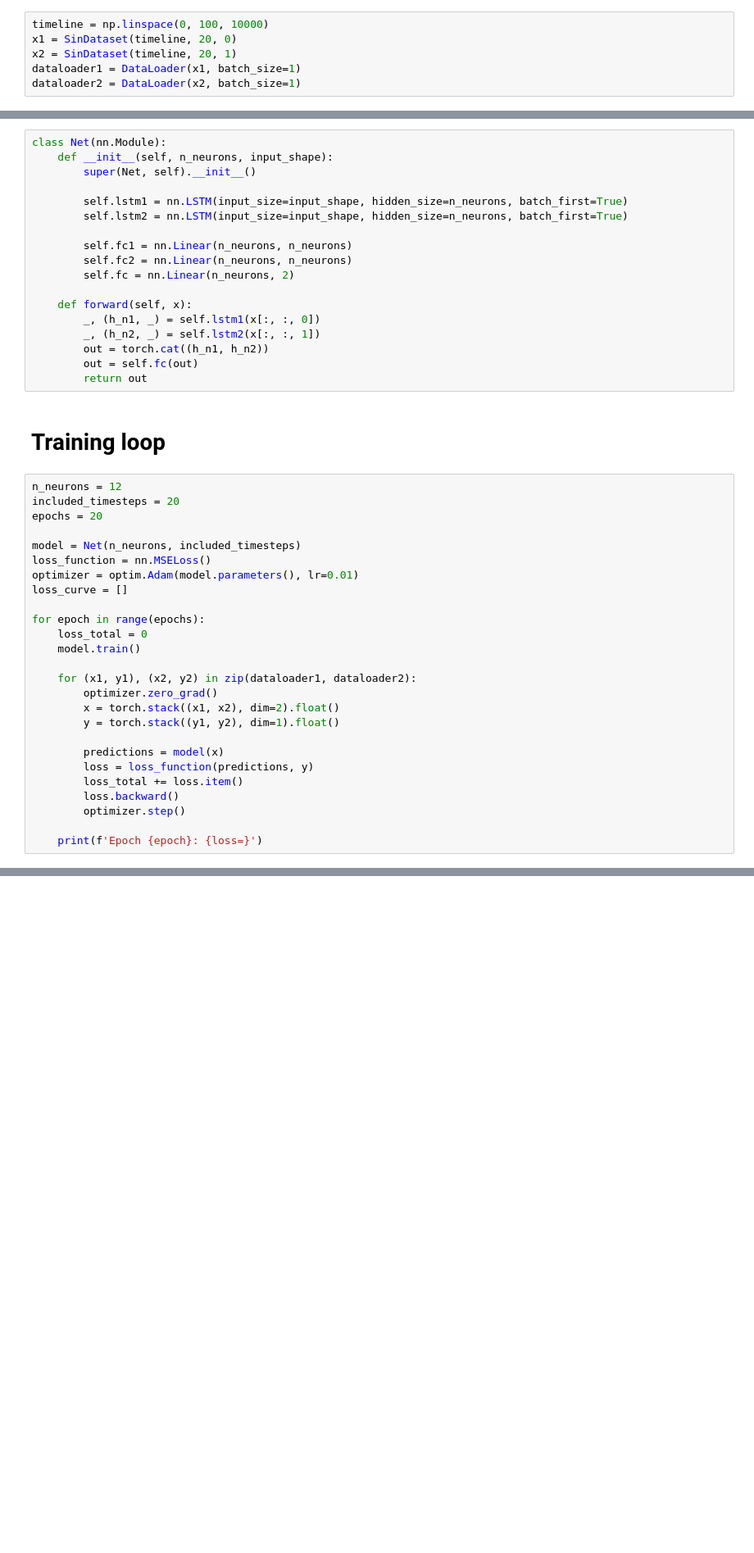
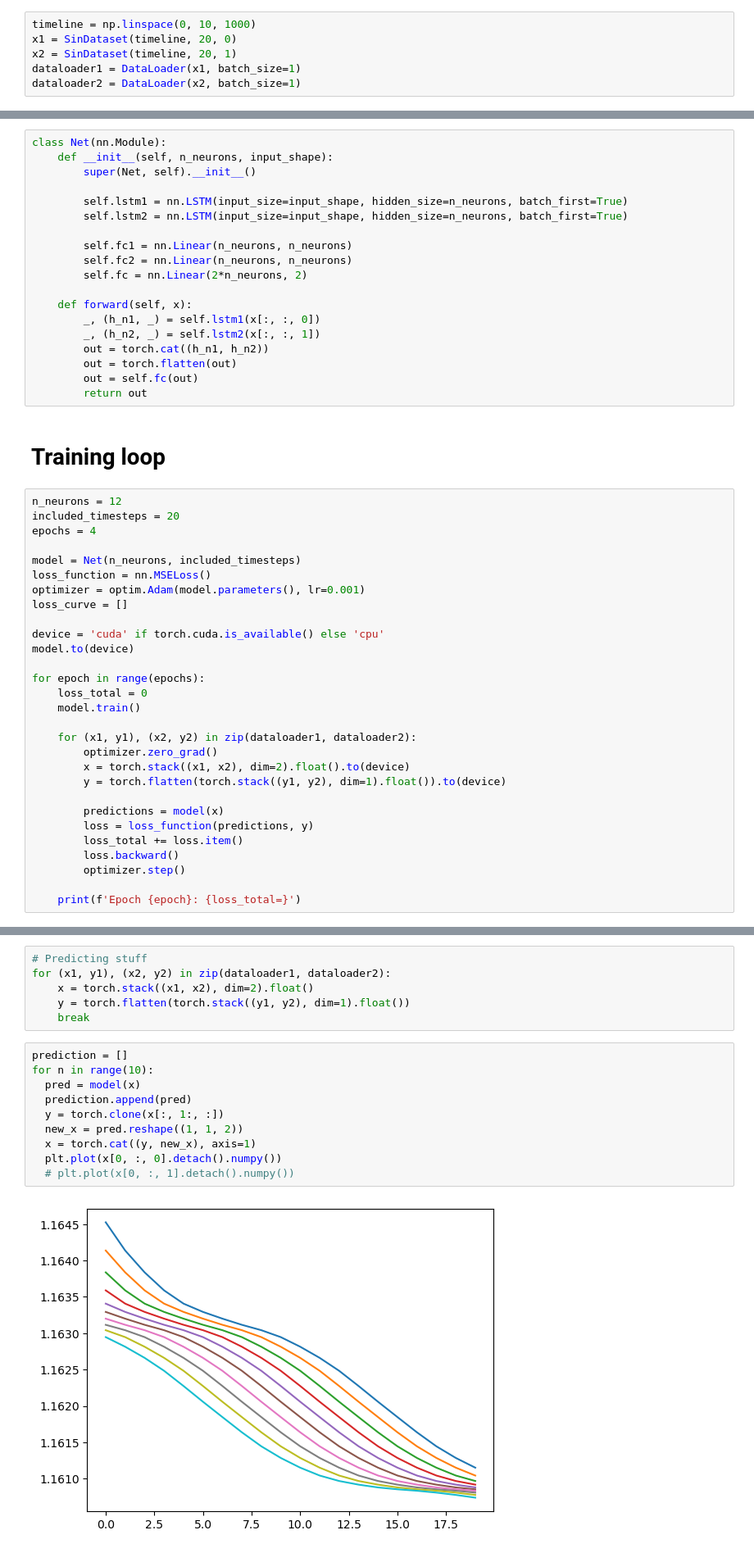
Before and after one commit to maxtost10/Playground-vs, a Jupyter notebook: LSTM.ipynb, the cells around one changed output, grey strips where cells are left out. Shown at 82% size. Saved outputs shown, nothing was run; the diff lists cells and outputs as text; blank space fills up the shorter version.

```diff
--- a/LSTM.ipynb
+++ b/LSTM.ipynb
@@ -40,7 +40,7 @@ class SinDataset(Dataset):
 # %% [markdown]
 ## Loading data
 # %%
-timeline = np.linspace(0, 100, 10000)
+timeline = np.linspace(0, 10, 1000)
 x1 = SinDataset(timeline, 20, 0)
 x2 = SinDataset(timeline, 20, 1)
 dataloader1 = DataLoader(x1, batch_size=1)
@@ -69,12 +69,13 @@ class Net(nn.Module):
 
         self.fc1 = nn.Linear(n_neurons, n_neurons)
         self.fc2 = nn.Linear(n_neurons, n_neurons)
-        self.fc = nn.Linear(n_neurons, 2)
+        self.fc = nn.Linear(2*n_neurons, 2)
 
     def forward(self, x):
         _, (h_n1, _) = self.lstm1(x[:, :, 0])
         _, (h_n2, _) = self.lstm2(x[:, :, 1])
         out = torch.cat((h_n1, h_n2))
+        out = torch.flatten(out)
         out = self.fc(out)
         return out
 # %% [markdown]
@@ -82,12 +83,15 @@ class Net(nn.Module):
 # %%
 n_neurons = 12
 included_timesteps = 20
-epochs = 20
+epochs = 4
 
 model = Net(n_neurons, included_timesteps)
 loss_function = nn.MSELoss()
-optimizer = optim.Adam(model.parameters(), lr=0.01)
+optimizer = optim.Adam(model.parameters(), lr=0.001)
 loss_curve = []
+
+device = 'cuda' if torch.cuda.is_available() else 'cpu'
+model.to(device)
 
 for epoch in range(epochs):
     loss_total = 0
@@ -95,8 +99,8 @@ for epoch in range(epochs):
 
     for (x1, y1), (x2, y2) in zip(dataloader1, dataloader2):
         optimizer.zero_grad()
-        x = torch.stack((x1, x2), dim=2).float()
-        y = torch.stack((y1, y2), dim=1).float()
+        x = torch.stack((x1, x2), dim=2).float().to(device)
+        y = torch.flatten(torch.stack((y1, y2), dim=1).float()).to(device)
 
         predictions = model(x)
         loss = loss_function(predictions, y)
@@ -104,5 +108,5 @@ for epoch in range(epochs):
         loss.backward()
         optimizer.step()
 
-    print(f'Epoch {epoch}: {loss=}')
+    print(f'Epoch {epoch}: {loss_total=}')
 # %% [output]
@@ -111,0 +117,18 @@ KeyboardInterrupt:
+# %%
+# Predicting stuff
+for (x1, y1), (x2, y2) in zip(dataloader1, dataloader2):
+    x = torch.stack((x1, x2), dim=2).float()
+    y = torch.flatten(torch.stack((y1, y2), dim=1).float())
+    break
+# %%
+prediction = []
+for n in range(10):
+  pred = model(x)
+  prediction.append(pred)
+  y = torch.clone(x[:, 1:, :])
+  new_x = pred.reshape((1, 1, 2))
+  x = torch.cat((y, new_x), axis=1)
+  plt.plot(x[0, :, 0].detach().numpy())
+  # plt.plot(x[0, :, 1].detach().numpy())
+# %% [output]
+[figure, added]
```
Also changed, not shown: parts of 7 cells of this notebook.
